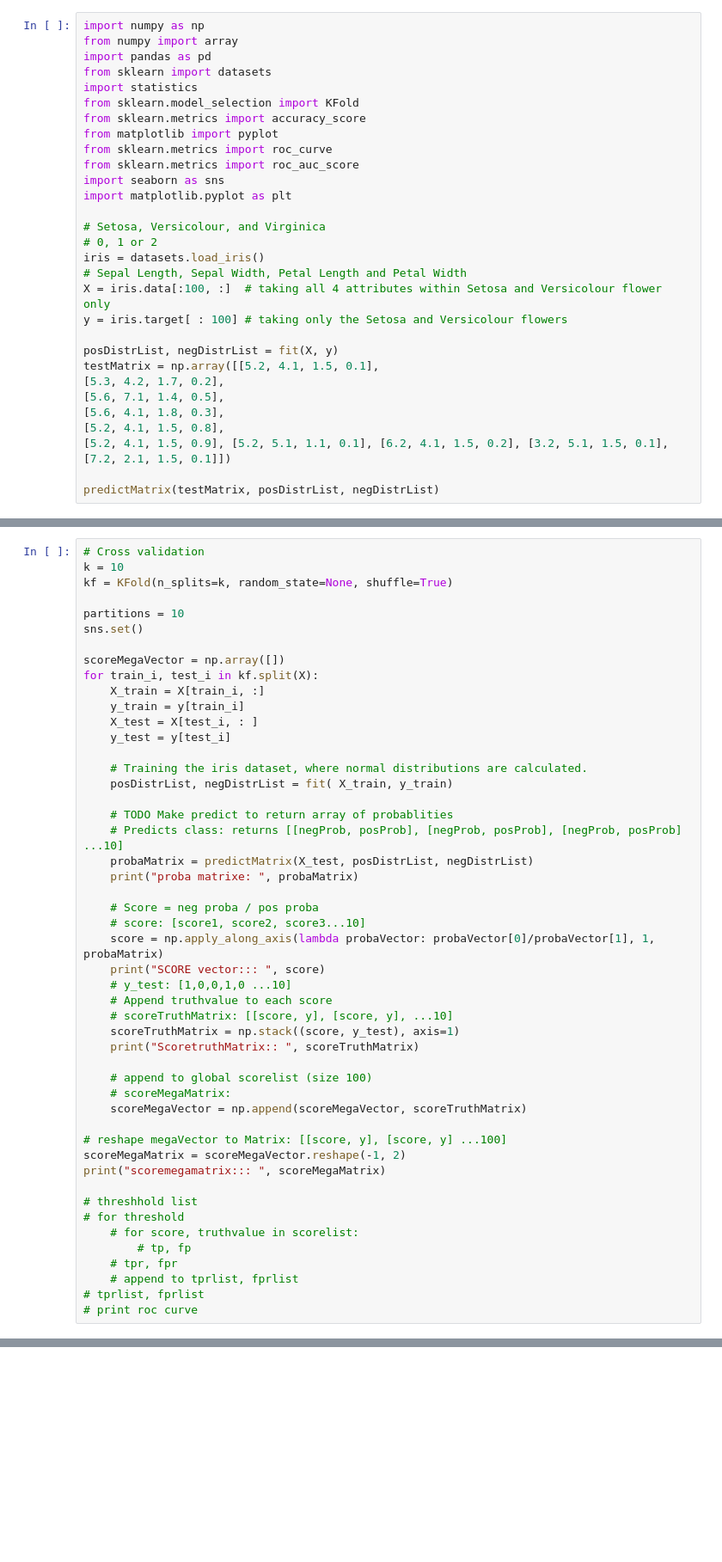
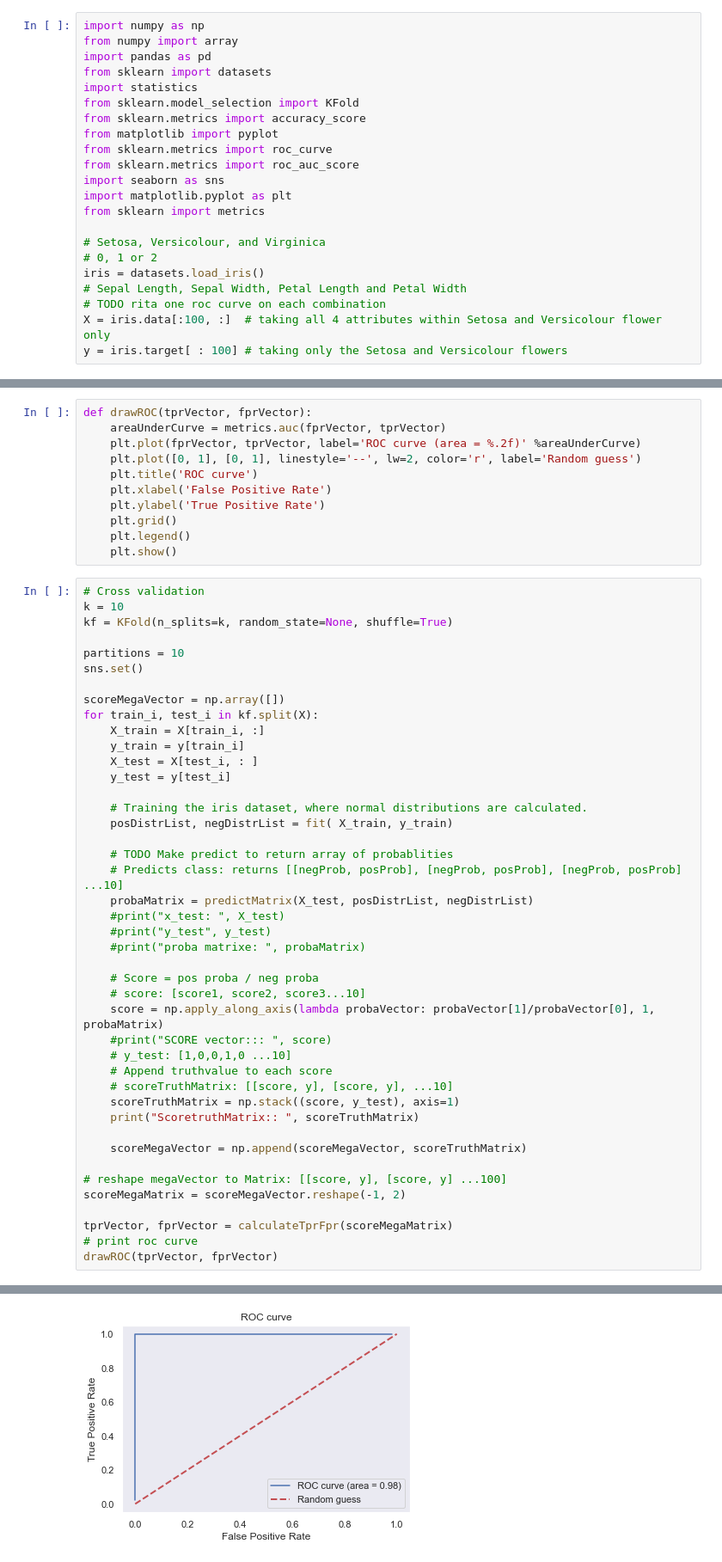
Before and after one commit to FredAnderssen/naivebayesscratch, a Jupyter notebook: lab1_reworked.ipynb, the cells around one changed output, grey strips where cells are left out. Shown at 86% size. Saved outputs shown, nothing was run; the diff lists cells and outputs as text; blank space fills up the shorter version.

```diff
--- a/lab1_reworked.ipynb
+++ b/lab1_reworked.ipynb
@@ -11,21 +11,13 @@ from sklearn.metrics import roc_curve
 from sklearn.metrics import roc_auc_score
 import seaborn as sns
 import matplotlib.pyplot as plt
+from sklearn import metrics
 
 # Setosa, Versicolour, and Virginica
 # 0, 1 or 2
 iris = datasets.load_iris()
 # Sepal Length, Sepal Width, Petal Length and Petal Width
+# TODO rita one roc curve on each combination
 X = iris.data[:100, :]  # taking all 4 attributes within Setosa and Versicolour flower only
 y = iris.target[ : 100] # taking only the Setosa and Versicolour flowers
-
-posDistrList, negDistrList = fit(X, y)
-testMatrix = np.array([[5.2, 4.1, 1.5, 0.1],
-[5.3, 4.2, 1.7, 0.2],
-[5.6, 7.1, 1.4, 0.5],
-[5.6, 4.1, 1.8, 0.3],
-[5.2, 4.1, 1.5, 0.8],
-[5.2, 4.1, 1.5, 0.9], [5.2, 5.1, 1.1, 0.1], [6.2, 4.1, 1.5, 0.2], [3.2, 5.1, 1.5, 0.1], [7.2, 2.1, 1.5, 0.1]])
-
-predictMatrix(testMatrix, posDistrList, negDistrList)
 # %% [output]
@@ -157,3 +138,14 @@ def printROCcurve():
+# %%
+def drawROC(tprVector, fprVector):
+    areaUnderCurve = metrics.auc(fprVector, tprVector)
+    plt.plot(fprVector, tprVector, label='ROC curve (area = %.2f)' %areaUnderCurve)
+    plt.plot([0, 1], [0, 1], linestyle='--', lw=2, color='r', label='Random guess')
+    plt.title('ROC curve')
+    plt.xlabel('False Positive Rate')
+    plt.ylabel('True Positive Rate')
+    plt.grid()
+    plt.legend()
+    plt.show()
 # %%
 # Cross validation
 k = 10
@@ -175,32 +167,26 @@ for train_i, test_i in kf.split(X):
     # TODO Make predict to return array of probablities
     # Predicts class: returns [[negProb, posProb], [negProb, posProb], [negProb, posProb] ...10]
     probaMatrix = predictMatrix(X_test, posDistrList, negDistrList)
-    print("proba matrixe: ", probaMatrix)
+    #print("x_test: ", X_test)
+    #print("y_test", y_test)
+    #print("proba matrixe: ", probaMatrix)
 
-    # Score = neg proba / pos proba
+    # Score = pos proba / neg proba
     # score: [score1, score2, score3...10]
-    score = np.apply_along_axis(lambda probaVector: probaVector[0]/probaVector[1], 1, probaMatrix)
-    print("SCORE vector::: ", score)
+    score = np.apply_along_axis(lambda probaVector: probaVector[1]/probaVector[0], 1, probaMatrix)
+    #print("SCORE vector::: ", score)
     # y_test: [1,0,0,1,0 ...10]
     # Append truthvalue to each score
     # scoreTruthMatrix: [[score, y], [score, y], ...10]
     scoreTruthMatrix = np.stack((score, y_test), axis=1)
     print("ScoretruthMatrix:: ", scoreTruthMatrix)
 
-    # append to global scorelist (size 100)
-    # scoreMegaMatrix:
     scoreMegaVector = np.append(scoreMegaVector, scoreTruthMatrix)
 
 # reshape megaVector to Matrix: [[score, y], [score, y] ...100]
 scoreMegaMatrix = scoreMegaVector.reshape(-1, 2)
-print("scoremegamatrix::: ", scoreMegaMatrix)
 
-# threshhold list
-# for threshold
-    # for score, truthvalue in scorelist:
-        # tp, fp
-    # tpr, fpr
-    # append to tprlist, fprlist
-# tprlist, fprlist
+tprVector, fprVector = calculateTprFpr(scoreMegaMatrix)
 # print roc curve
+drawROC(tprVector, fprVector)
 # %% [output]
@@ -223,0 +210 @@ proba matrixe:  [[3.94917431e+000 9.77347118e-020]
+[figure, added]
```
Also changed, not shown: parts of 4 cells of this notebook.
